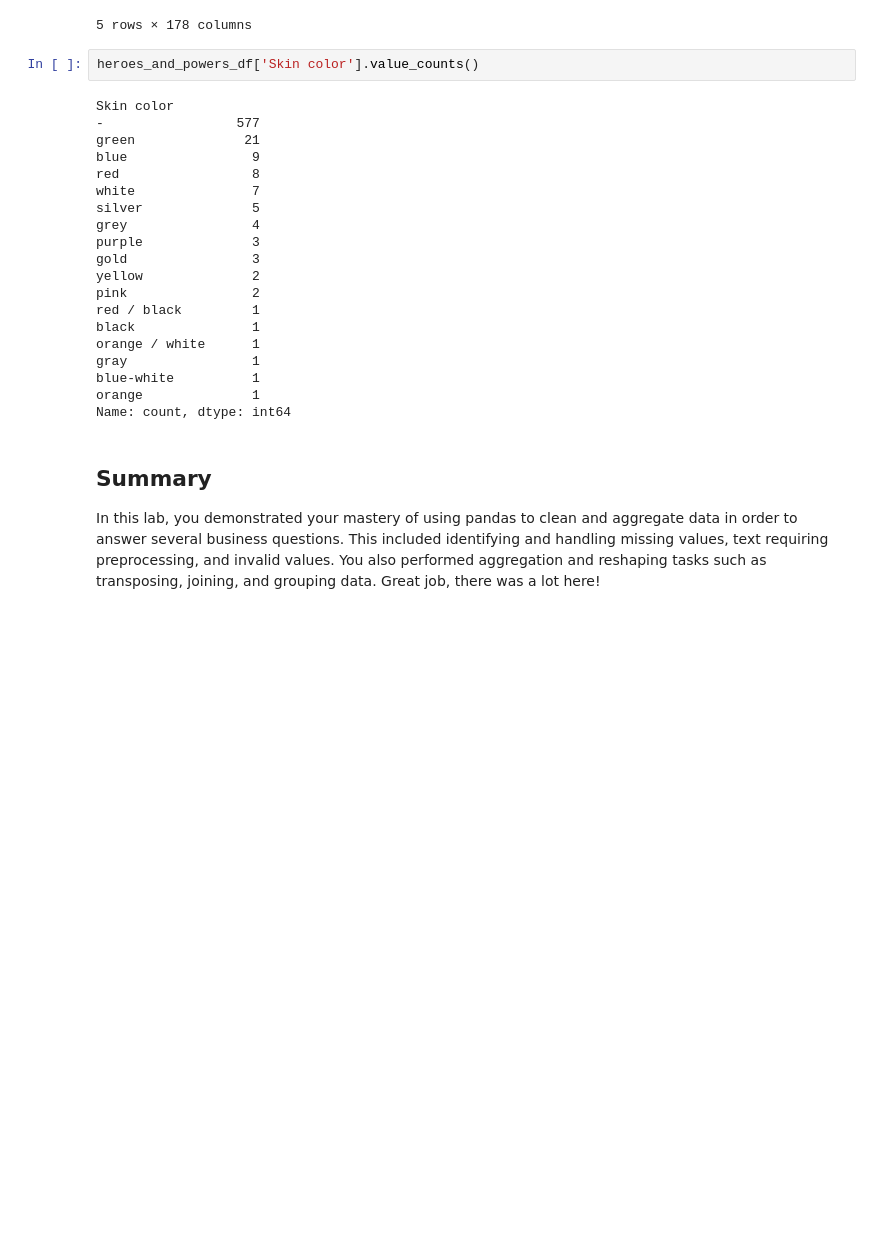
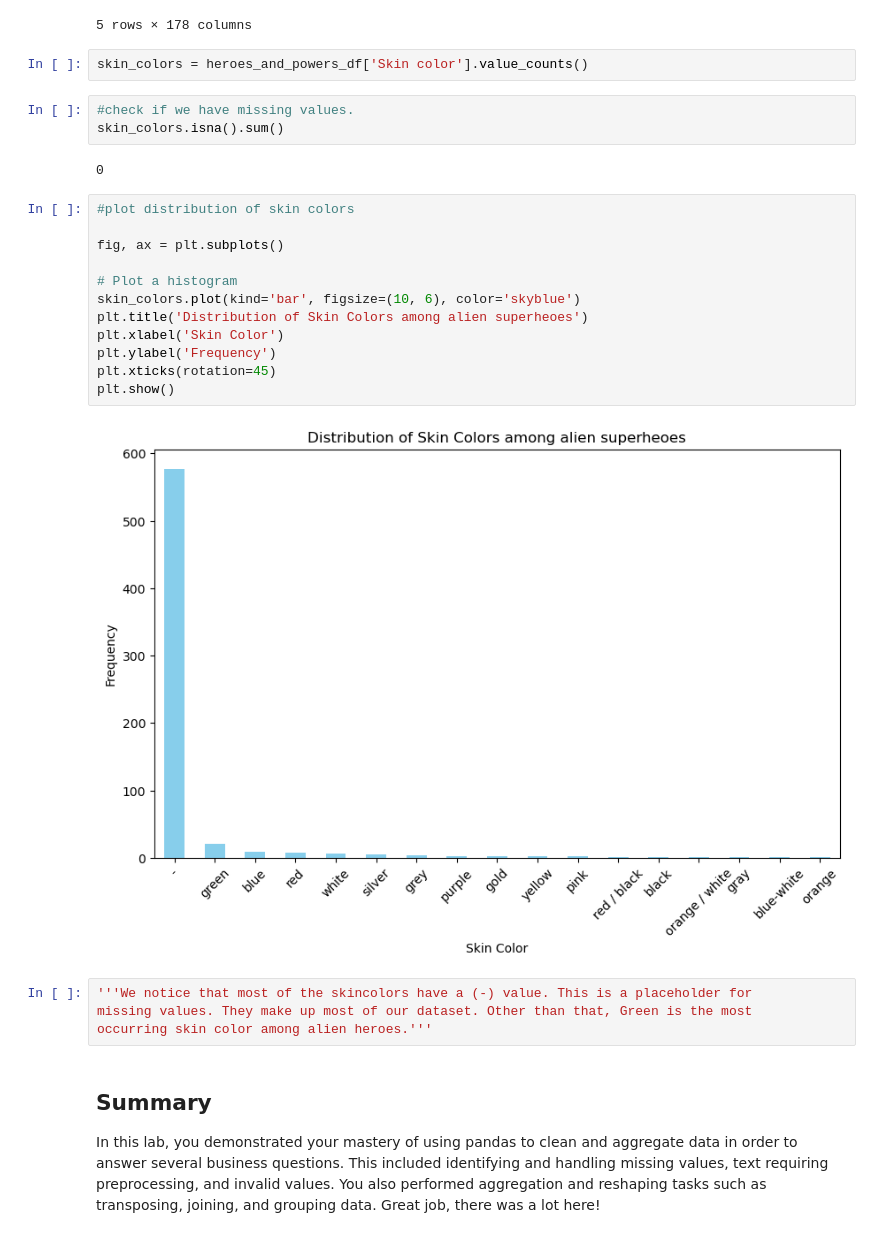
Before and after one commit to BandaVallary/dsc-pandas-data-cleaning-lab, a Jupyter notebook: index.ipynb, the cells around one changed output. Drawn from its saved outputs; the diff is of its cells as text; blank space fills up the shorter version.

```diff
--- a/index.ipynb
+++ b/index.ipynb
@@ -921,27 +925,30 @@ heroes_and_powers_df.head()
 | 4 | Abraxas | Male | blue | Cosmic Entity | Black | -99.0 | Marvel Comics | - | bad | -99.0 | ... |
 5 rows × 178 columns
 # %%
-heroes_and_powers_df['Skin color'].value_counts()
+skin_colors = heroes_and_powers_df['Skin color'].value_counts()
-# %% [output]
-Skin color
--                 577
-green              21
-blue                9
-red                 8
-white               7
-silver              5
-grey                4
-purple              3
-gold                3
-yellow              2
-pink                2
-red / black         1
-black               1
-orange / white      1
-gray                1
-blue-white          1
-orange              1
-Name: count, dtype: int64
+# %%
+#check if we have missing values.
+skin_colors.isna().sum()
+# %% [output]
+0
+# %%
+#plot distribution of skin colors
+
+fig, ax = plt.subplots()
+
+# Plot a histogram
+skin_colors.plot(kind='bar', figsize=(10, 6), color='skyblue')
+plt.title('Distribution of Skin Colors among alien superheoes')
+plt.xlabel('Skin Color')
+plt.ylabel('Frequency')
+plt.xticks(rotation=45)
+plt.show()
+# %% [output]
+[figure, added]
+# %%
+'''We notice that most of the skincolors have a (-) value. This is a placeholder for
+missing values. They make up most of our dataset. Other than that, Green is the most
+occurring skin color among alien heroes.'''
 # %% [markdown]
 ## Summary
 
```
Also changed, not shown: parts of 3 cells of this notebook.
